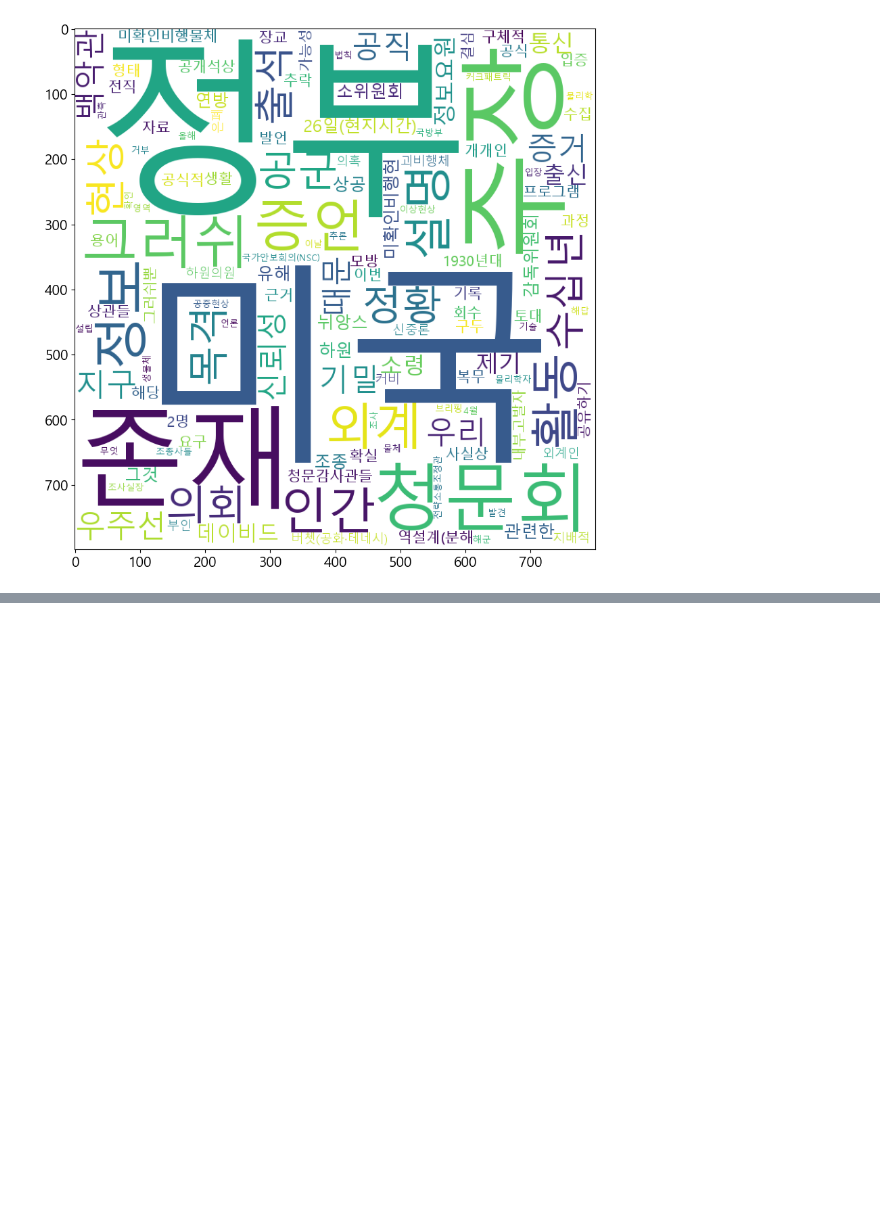
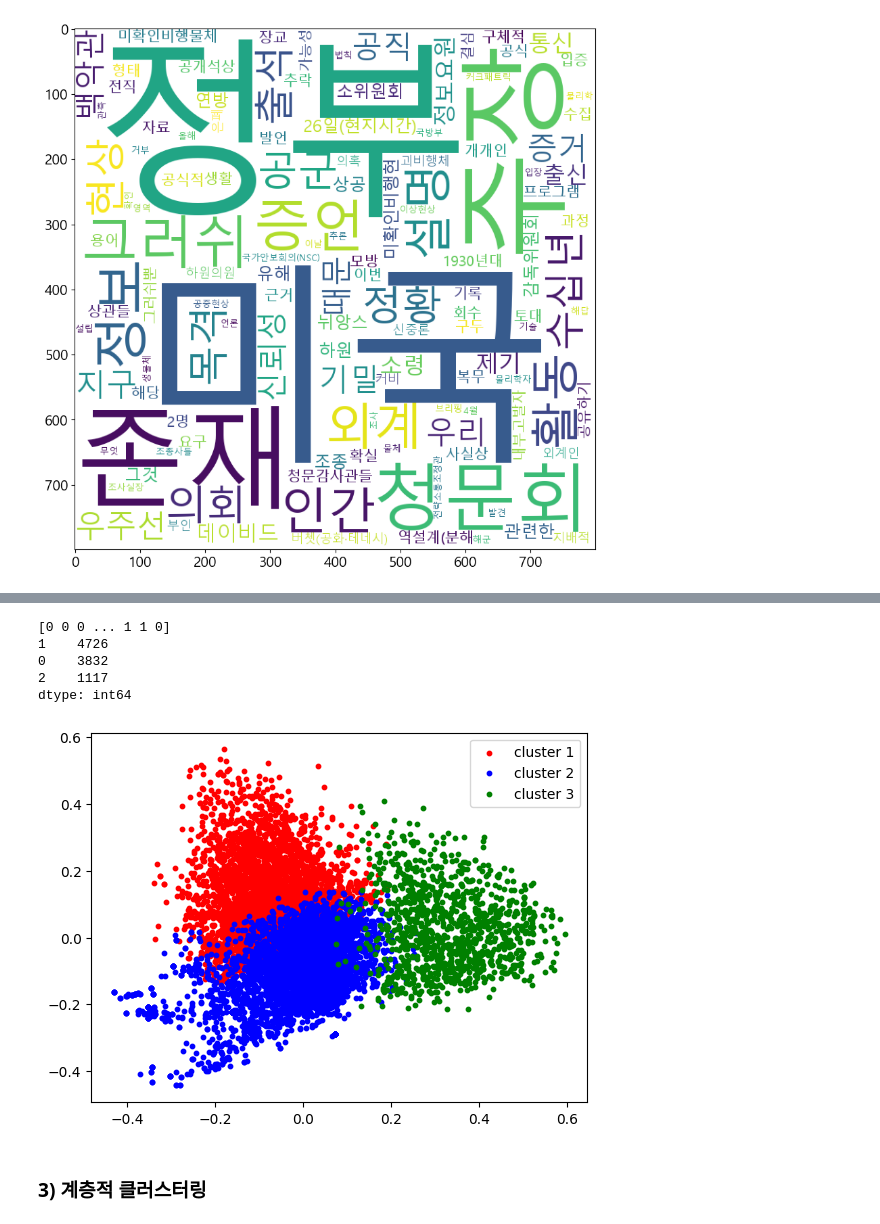
Before and after one commit to manki8908/Class_TJ_c22, a Jupyter notebook: python-텍스트마이닝.ipynb, the cells around one changed output, grey strips where cells are left out. Drawn from its saved outputs; the diff is of its cells as text; code cells hidden in the pictures; blank space fills up the shorter version.

```diff
--- a/python-텍스트마이닝.ipynb
+++ b/python-텍스트마이닝.ipynb
@@ -1133,0 +2856,48 @@ plt.show()
+# %%
+from sklearn.cluster import KMeans
+
+# k-means 알고리즘 적용
+
+kmeans = KMeans(n_clusters=3,random_state=10).fit(X)
+
+# labels에 merge
+
+#df['labels'] = kmeans.labels_
+
+print(kmeans.labels_)
+
+print(pd.DataFrame(kmeans.labels_).value_counts())
+# %% [output]
+[0 0 0 ... 1 1 0]
+1    4726
+0    3832
+2    1117
+dtype: int64
+# %%
+from sklearn.decomposition import PCA
+
+import matplotlib.pyplot as plt
+
+#그래프 출력을 위해 주성분 분석
+
+pca=PCA(n_components=2, random_state=10)
+
+components=pca.fit_transform(X.toarray())
+
+df3=pd.DataFrame(data=components, columns=['component 1','component 2'])
+
+df3.index=df['category']
+
+plt.scatter(df3.iloc[kmeans.labels_ == 0, 0], df3.iloc[kmeans.labels_ == 0, 1], s=10, c='r', label='cluster 1')
+
+plt.scatter(df3.iloc[kmeans.labels_ == 1, 0], df3.iloc[kmeans.labels_ == 1, 1], s=10, c='b', label='cluster 2')
+
+plt.scatter(df3.iloc[kmeans.labels_ == 2, 0], df3.iloc[kmeans.labels_ == 2, 1], s=10, c='g', label='cluster 3')
+
+plt.legend()
+
+plt.show()
+# %% [output]
+[figure, added]
+# %% [markdown]
+### 3) 계층적 클러스터링
```
Also changed, not shown: parts of 145 cells of this notebook.
